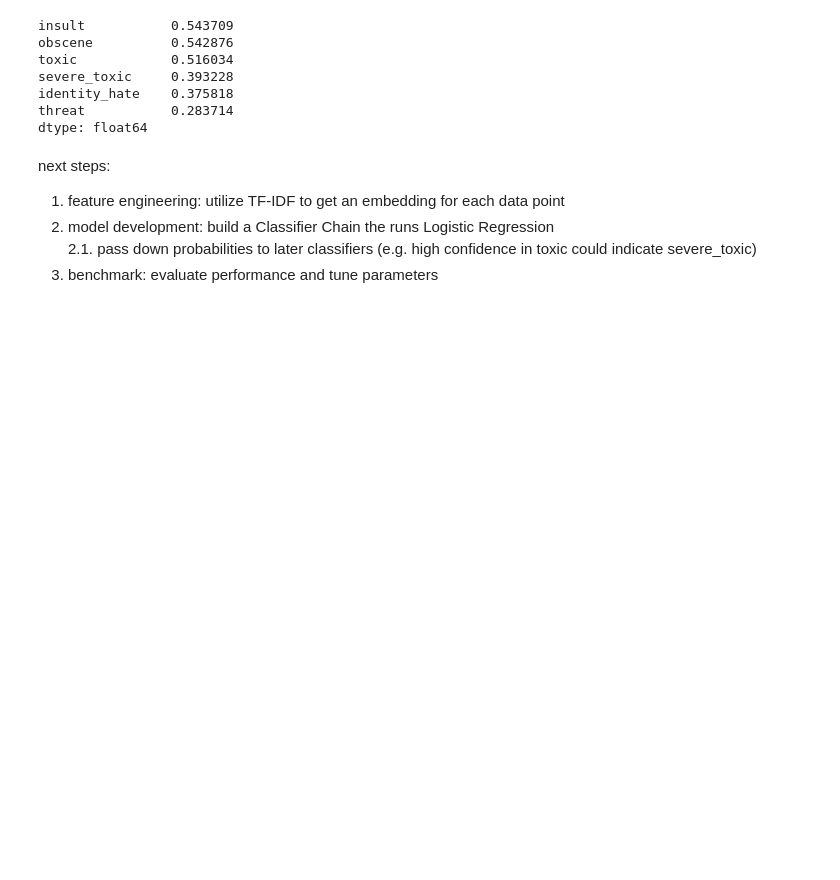
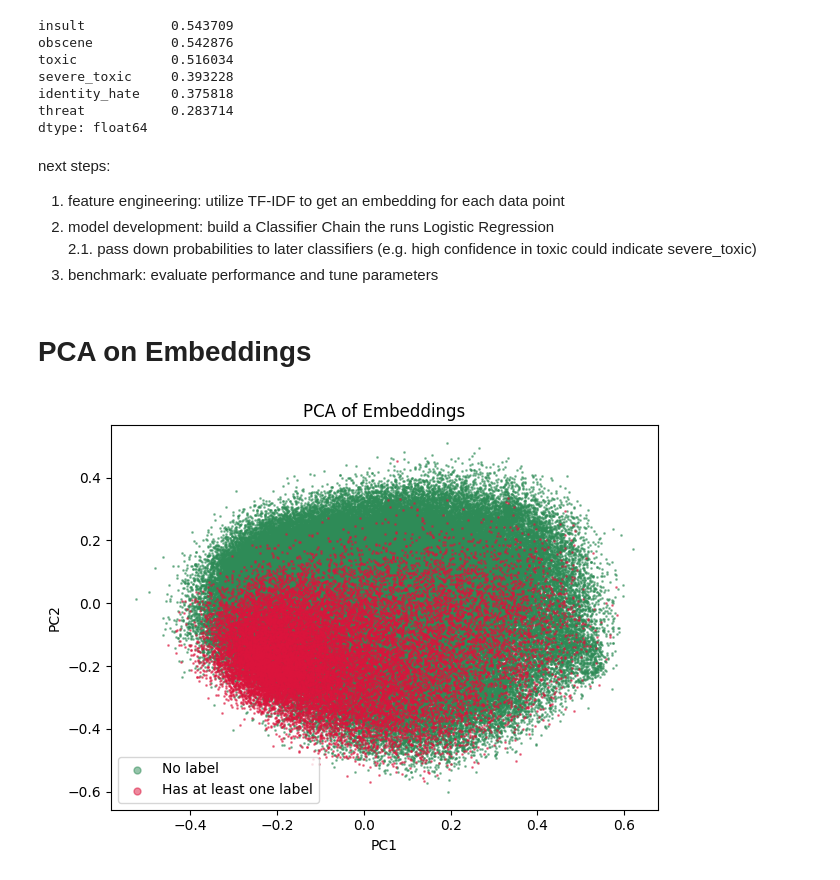
Before and after one commit to adv-11/ml-guardrails-project, a Jupyter notebook: output_guardrails/toxicity/data_exploration.ipynb, the cells around one changed output. Drawn from its saved outputs; the diff is of its cells as text; code cells hidden in the pictures; blank space fills up the shorter version.

Commit message:
[output/toxicity] visualized and evaluated pca on embeddings

```diff
--- a/output_guardrails/toxicity/data_exploration.ipynb
+++ b/output_guardrails/toxicity/data_exploration.ipynb
@@ -159,3 +160,5 @@ next steps:
 2. model development: build a Classifier Chain the runs Logistic Regression
   2.1. pass down probabilities to later classifiers (e.g. high confidence in toxic could indicate severe_toxic)
 3. benchmark: evaluate performance and tune parameters
+# %% [markdown]
+# PCA on Embeddings
@@ -161,0 +168,22 @@ next steps:
+# %%
+embed_model = SentenceTransformer("sentence-transformers/all-MiniLM-L6-v2")
+X_embed = embed_model.encode(combined_X['comment_text'].tolist(), show_progress_bar=True, convert_to_numpy=True)
+# %%
+combined_y = pd.concat([train_df[label_cols], test_labels_df_usable[label_cols]], ignore_index=True)
+has_label = (combined_y[label_cols].sum(axis=1) > 0).astype(int)
+# %%
+pca = PCA(n_components=2)
+X_embed_pca = pca.fit_transform(X_embed)
+
+for val, label, color in [(0, "No label", "seagreen"), (1, "Has at least one label", "crimson")]:
+    idx = (has_label == val)
+    plt.scatter(X_embed_pca[idx, 0], X_embed_pca[idx, 1], s=1, c=color, label=label, alpha=0.5)
+
+plt.legend(markerscale=5)
+plt.xlabel("PC1")
+plt.ylabel("PC2")
+plt.title("PCA of Embeddings")
+plt.tight_layout()
+plt.show()
+# %% [output]
+[figure, added]
```
Also changed, not shown: parts of 4 cells of this notebook, 1 other file.
